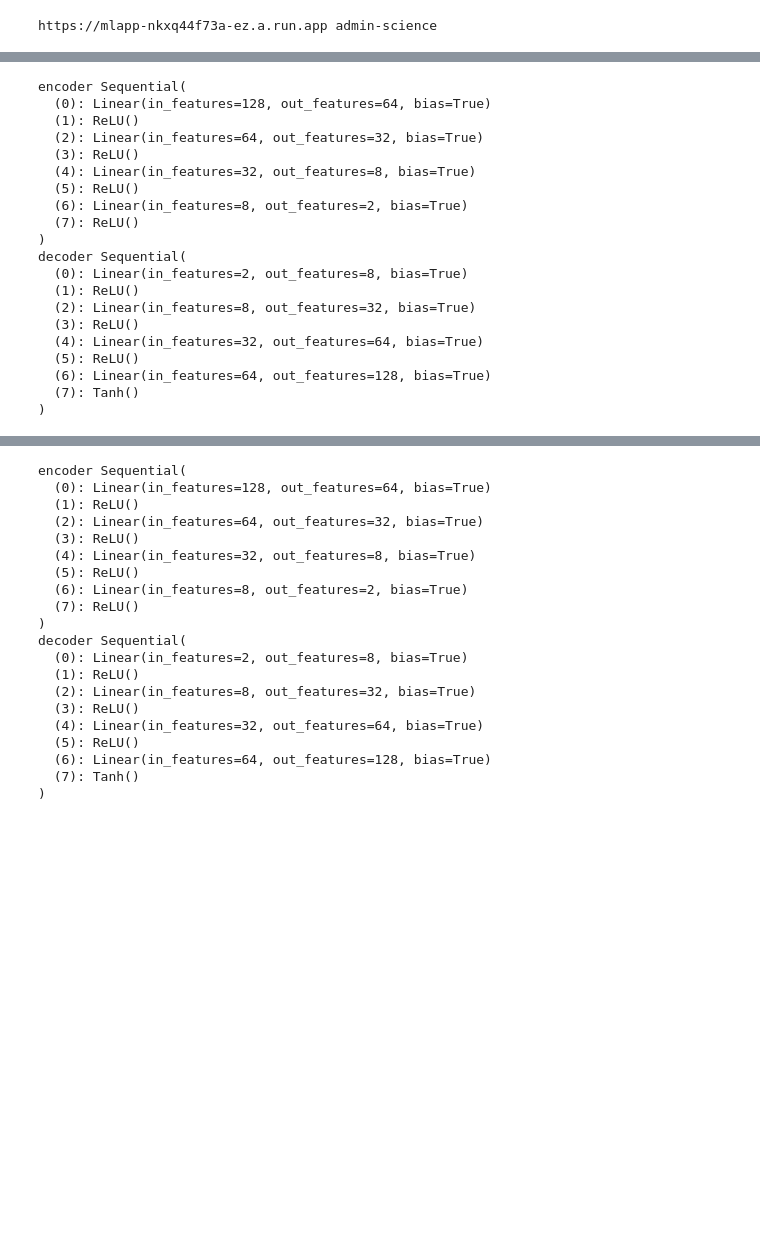
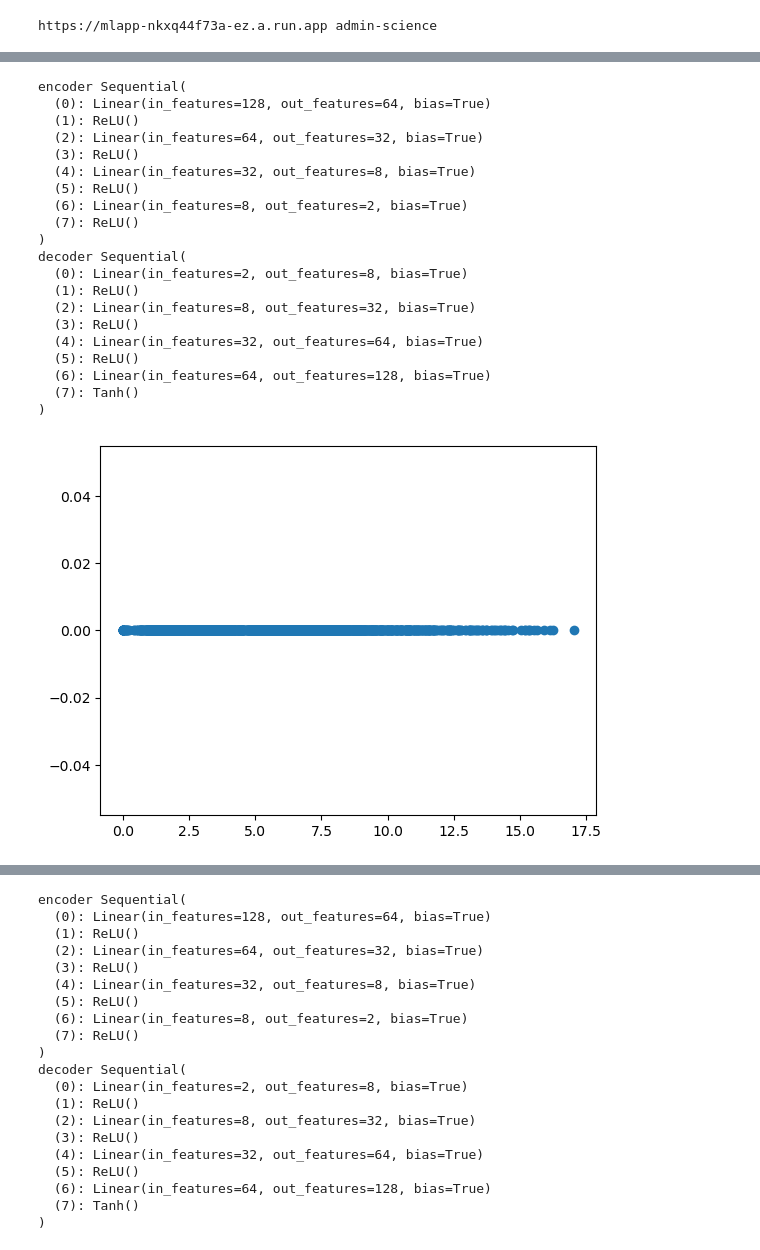
Before and after one commit to arthurlaquieze/artefact, a Jupyter notebook: test.ipynb, the cells around one changed output, grey strips where cells are left out. Drawn from its saved outputs; the diff is of its cells as text; code cells hidden in the pictures; blank space fills up the shorter version.

```diff
--- a/test.ipynb
+++ b/test.ipynb
@@ -126,6 +128,8 @@ def plot_reconstruction(
     )
 
     features = torch.as_tensor(features, dtype=torch.float32, device="cpu")
+
+    figures: list[plt.Figure] = []  # type: ignore
 
     model.to("cpu")
     model.eval()
@@ -153,9 +157,14 @@ def plot_reconstruction(
             # print(flight_original.flight_id)
             # plt.show()
             plt.savefig(save_dir / f"{flight_original.flight_id}.png")
+
+            figures.append(fig)
+
             if show_plots:
                 plt.show()
             plt.close()
+
+    return figures
 # %%
 X = np.nan_to_num(X, nan=0.0)
 X.dtype
@@ -240,7 +249,7 @@ def train_(
     device,
     nb_iterations,
     batch_size=1000,
-    lambda_kl=0.05,
+    lambda_kl=0.0,
     distance_trajectory="euclidean",
     lr=1e-3,
     weight_decay=1e-5,
@@ -287,6 +296,8 @@ def train_(
                 loss.backward()
                 optimizer.step()
 
+                wandb.log({"loss": loss_evolution[-1]})
+
     return (
         model,
         {"loss": loss_evolution, "re_loss": re_evolution, "kl_loss": kl_evolution},
@@ -300,43 +311,44 @@ print(os.environ["MLFLOW_TRACKING_URI"], os.environ["MLFLOW_TRACKING_USERNAME"])
 # %% [output]
 https://mlapp-nkxq44f73a-ez.a.run.app admin-science
 # %%
-import mlflow
-
 # import os
 
 
 # mlflow.set_tracking_uri("https://mlapp-nkxq44f73a-ez.a.run.app")
 
-experiment = mlflow.set_experiment(experiment_name="trajectory_autoencoder")
+# experiment = wandb.init(project="trajectory_autoencoder", name="test2")
 
-model_ = Autoencoder((nb_samples * nb_features, 64, 32, 8, 2))
 device = "cpu"
 
-with mlflow.start_run(
-    experiment_id=experiment.experiment_id,
-    run_name="test2",
-    nested=True,
-):
-    nb_iterations = 1000
-    batch_size = X.shape[0]
-    lambda_kl = 0
+nb_iterations = 10000
+batch_size = X.shape[0]
+lambda_kl = 0
 
-    mlflow.log_params(
-        {
-            "encoder": str(model_.encoder),
-            "decoder": str(model_.decoder),
-            "nb_samples": nb_samples,
-            "nb_features": nb_features,
-            "nb_iterations": nb_iterations,
-            "batch_size": batch_size,
-            "lambda_kl": lambda_kl,
-            "n_flights": len(t_f),
-            # "distance_trajectory": distance_trajectory,
-            # "lr": lr,
-            # "weight_decay": weight_decay,
-            # "epochs": epochs,
-        }
-    )
+config = {
+    "nb_samples": nb_samples,
+    "nb_features": nb_features,
+    "nb_iterations": nb_iterations,
+    "batch_size": batch_size,
+    "lambda_kl": lambda_kl,
+    "n_flights": len(t_f),
+    # "distance_trajectory": distance_trajectory,
+    # "lr": lr,
+    # "weight_decay": weight_decay,
+    # "epochs": epochs,
+}
+
+np.random.seed(0)
+
+torch.manual_seed(0)
+
+run_name = "test_relu"
+with wandb.init(project="trajectory_autoencoder", name=run_name, config=config) as experiment:  # type: ignore
+    # model_ = Autoencoder((nb_samples * nb_features, 32, 8, 2), leaky=False)
+    model_ = Autoencoder((nb_samples * nb_features, 64, 32, 8, 2), leaky=False)
+
+    wandb.config["encoder"] = str(model_.encoder)
+    wandb.config["decoder"] = str(model_.decoder)
+
     model_, metrics = train_(
         model_,
         X,
@@ -349,11 +361,9 @@ with mlflow.start_run(
         # weight_decay,
         # epochs,
     )
-    # mlflow.log_metrics("loss", metrics["loss"])
-    mlflow.log_metric("last_loss", metrics["loss"][-1])
-    # mlflow.log_metric("re_loss", metrics["re_loss"][-1])
-    # mlflow.log_metric("kl_loss", metrics["kl_loss"][-1])
-    # mlflow.log_artifact("test.ipynb")
+
+    # wandb.log({"last_loss": metrics["loss"][-1]})
+    # wandb.log({"loss": metrics["loss"]})
 
     if True:
         latent = get_latent(X, model_, device)
@@ -364,13 +374,17 @@ with mlflow.start_run(
         # ax.scatter(latent[:, 0], latent[:, 1],c=latent[:, 2])
         # ax.scatter(latent[:, 0], latent[:, 1], latent[:, 2])
         ax.scatter(latent[:, 0], latent[:, 1])
-        plt.savefig(f"./data/plots/latent/{mlflow.active_run().info.run_name}.png")
+        plt.savefig(f"./data/plots/latent/{wandb.run.name}.png")
+
+        wandb.log({"latent_space": wandb.Image(fig)})
+        plt.show()
         plt.close()
-        mlflow.log_artifact(f"./data/plots/latent/{mlflow.active_run().info.run_name}.png")
+        # wandb.log_artifact(f"./data/plots/latent/{wandb.run.name}.png")
 
     if True:
-        img_save_path = Path(f"./data/plots/reconstructions/{mlflow.active_run().info.run_name}/")
+        img_save_path = Path(f"./data/plots/reconstructions/{wandb.run.name}/")
         img_save_path.mkdir(parents=True, exist_ok=True)
-        plot_reconstruction(flight_selection, t_f, model_, img_save_path)
-        mlflow.log_artifact(img_save_path)
+        figs = plot_reconstruction(flight_selection, t_f, model_, img_save_path)
+        # wandb.log_artifact(img_save_path)
+        wandb.log({"reconstructions": [wandb.Image(fig) for fig in figs]})
 # %% [output]
@@ -377,20 +397,21 @@ with mlflow.start_run(
 encoder Sequential(
   (0): Linear(in_features=128, out_features=64, bias=True)
   (1): ReLU()
   (2): Linear(in_features=64, out_features=32, bias=True)
   (3): ReLU()
   (4): Linear(in_features=32, out_features=8, bias=True)
   (5): ReLU()
   (6): Linear(in_features=8, out_features=2, bias=True)
   (7): ReLU()
 )
 decoder Sequential(
   (0): Linear(in_features=2, out_features=8, bias=True)
   (1): ReLU()
   (2): Linear(in_features=8, out_features=32, bias=True)
   (3): ReLU()
   (4): Linear(in_features=32, out_features=64, bias=True)
   (5): ReLU()
   (6): Linear(in_features=64, out_features=128, bias=True)
   (7): Tanh()
 )
+[figure, added]
```
Also changed, not shown: parts of 2 cells of this notebook, 3 other files.
